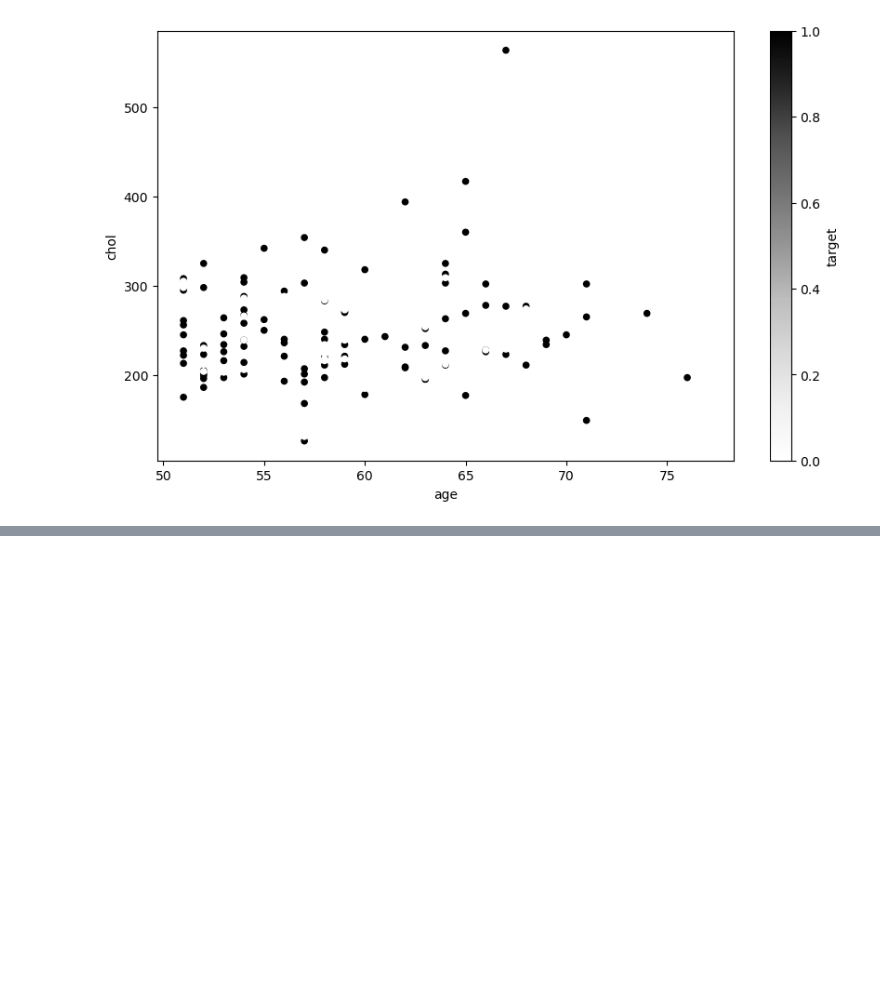
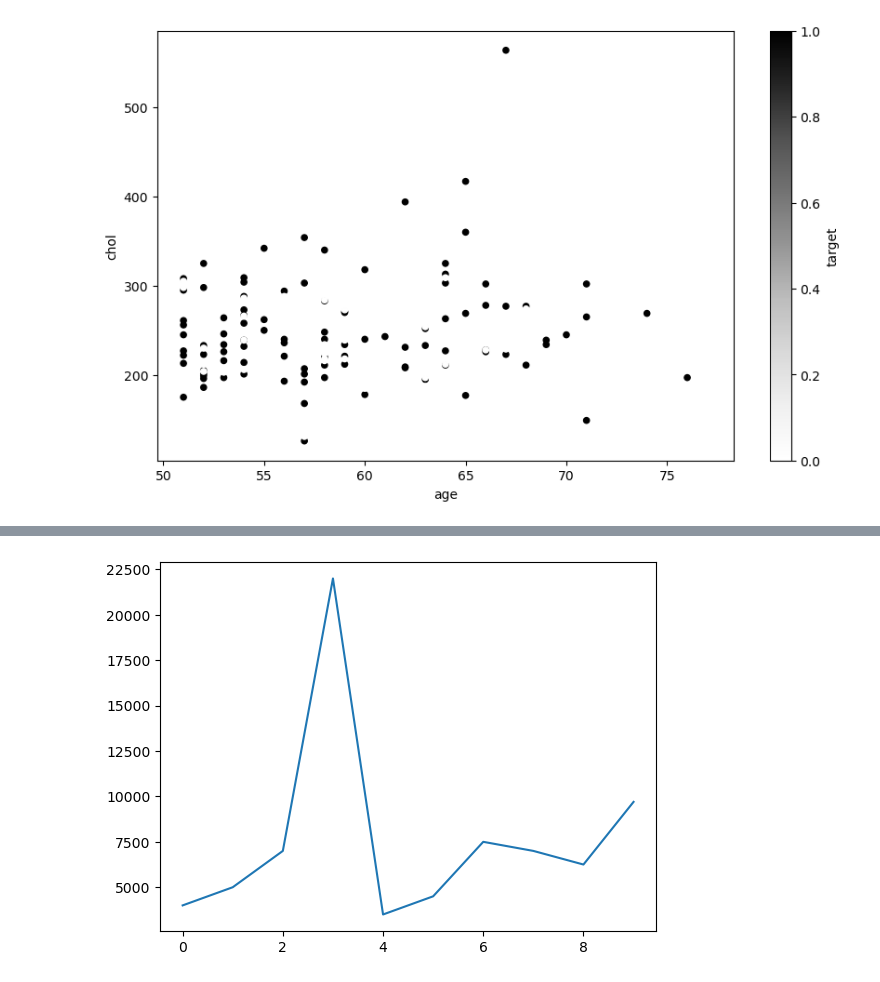
Before and after one commit to JaikumarPaswan/ML-Learning, a Jupyter notebook: introduction-to-matplotlib.ipynb, the cells around one changed output, grey strips where cells are left out. Saved outputs shown, nothing was run; the diff lists cells and outputs as text; code cells hidden in the pictures; blank space fills up the shorter version.

```diff
--- a/introduction-to-matplotlib.ipynb
+++ b/introduction-to-matplotlib.ipynb
@@ -394,0 +500,4 @@ ax.set(title="Heart Disease and Cholestrol Levels",
+# %%
+car_sales["Price"].plot();
+# %% [output]
+[figure, added]
```
Also changed, not shown: parts of 23 cells of this notebook.
